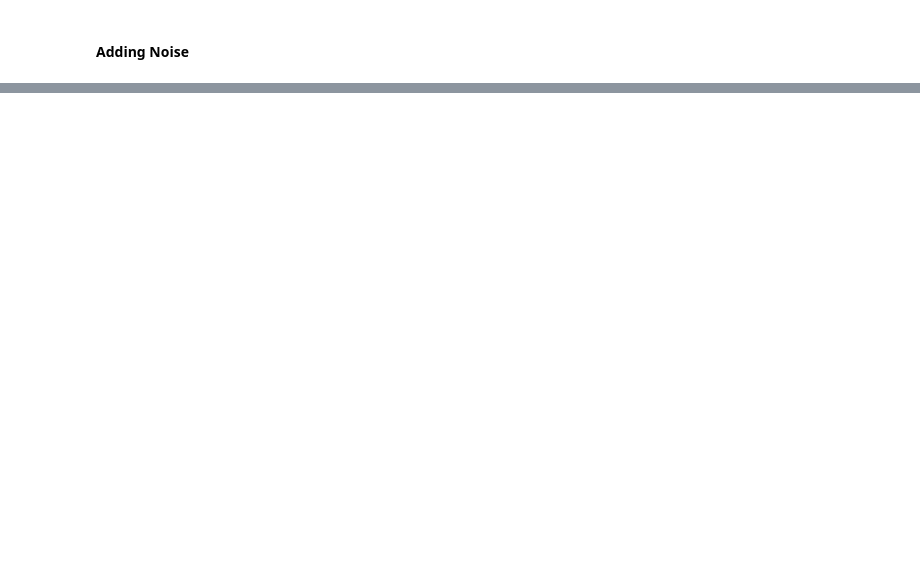
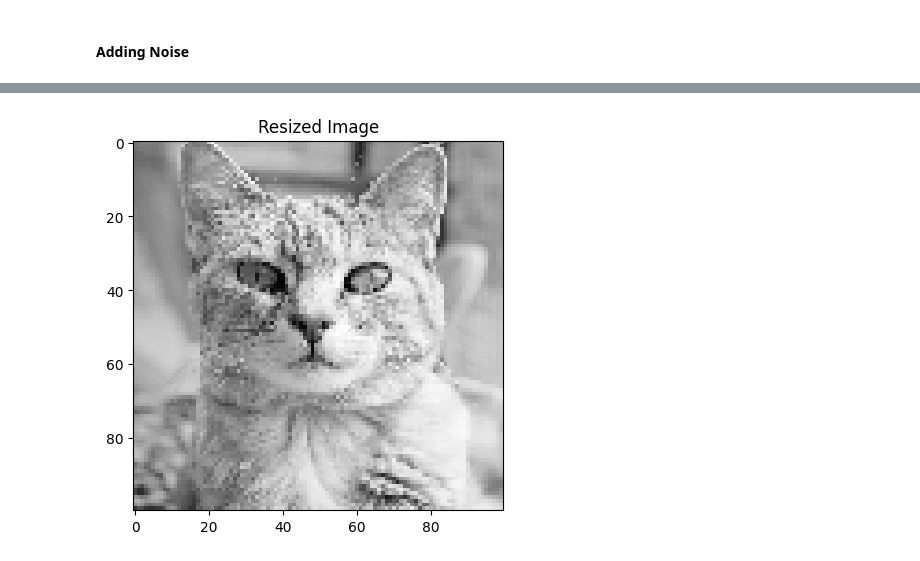
Before and after one commit to mdmohsin212/Deep-Learning, a Jupyter notebook: Image Augmentation/Agumentation.ipynb, the cells around one changed output, grey strips where cells are left out. Saved outputs shown, nothing was run; the diff lists cells and outputs as text; code cells hidden in the pictures; blank space fills up the shorter version.

Commit message:
Image Augmentation

```diff
--- a/Image Augmentation/Agumentation.ipynb
+++ b/Image Augmentation/Agumentation.ipynb
@@ -62,0 +65,3 @@ plt.imshow(img_noise)
+# %%
+gray_scale = cv2.imread('./cat.jpg', cv2.IMREAD_GRAYSCALE)
+gray_scale.shape
@@ -62,0 +70,3 @@ plt.imshow(img_noise)
+# %%
+new_array = cv2.resize(gray_scale, (100,100))
+new_array
@@ -62,0 +81,6 @@ plt.imshow(img_noise)
+# %%
+plt.imshow(new_array, cmap='gray')
+plt.title("Resized Image")
+plt.show()
+# %% [output]
+[figure, added]
```
Also changed, not shown: parts of 8 cells of this notebook.
